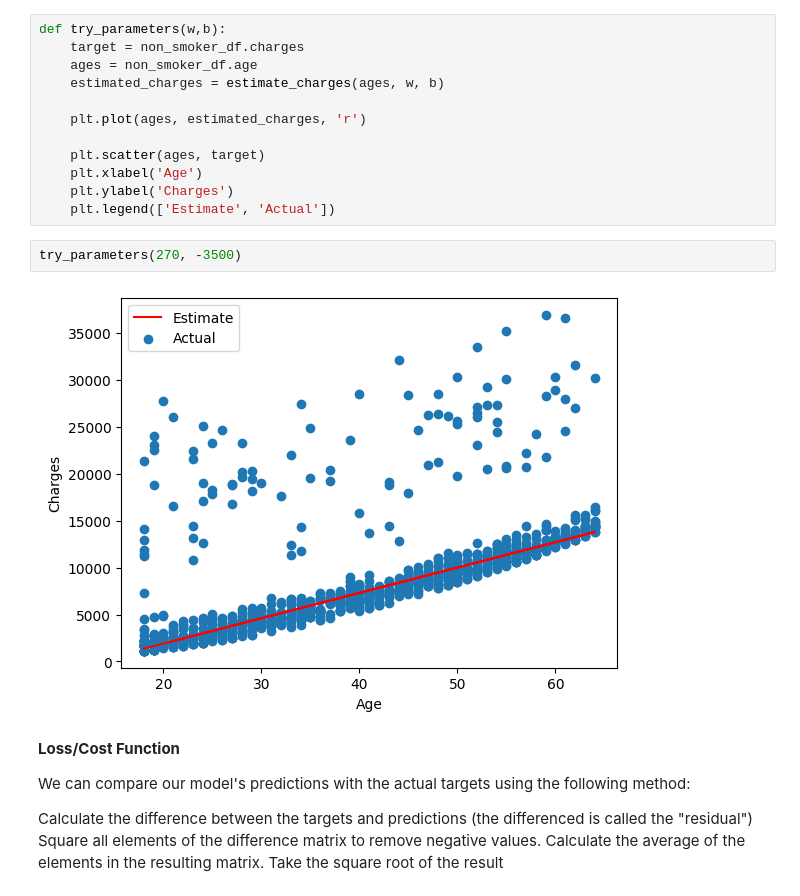
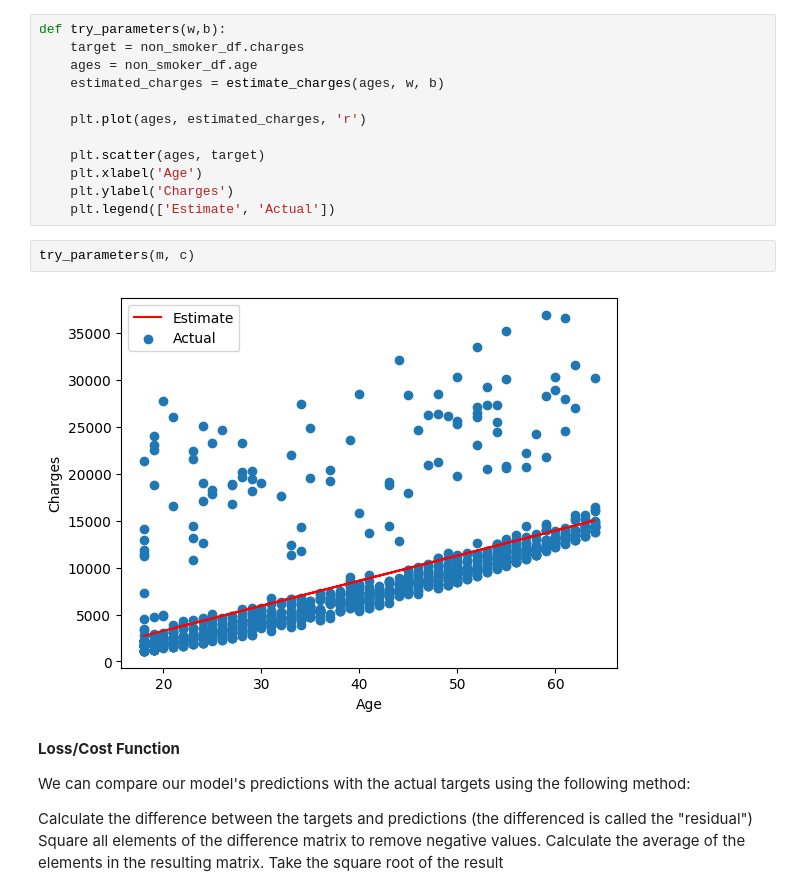
Before and after one commit to eram-f/linear_regression, a Jupyter notebook: Med.ipynb, the cells around one changed output. Drawn from its saved outputs; the diff is of its cells as text.

```diff
--- a/Med.ipynb
+++ b/Med.ipynb
@@ -238,10 +272,10 @@ def try_parameters(w,b):
     plt.xlabel('Age')
     plt.ylabel('Charges')
     plt.legend(['Estimate', 'Actual'])
-# %%
-try_parameters(270, -3500)
-# %% [output]
-[figure, removed]
+# %%
+try_parameters(m, c)
+# %% [output]
+[figure, added]
 # %% [markdown]
 **Loss/Cost Function**
 
```
Also changed, not shown: parts of 18 cells of this notebook.
